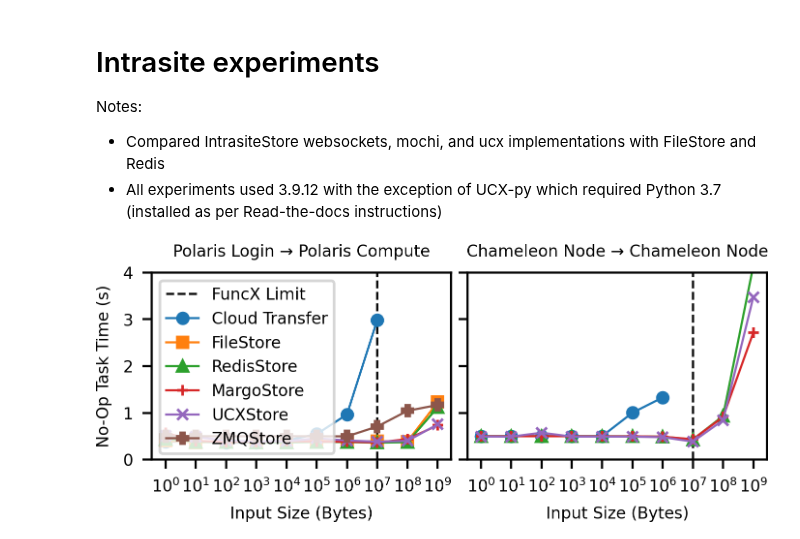
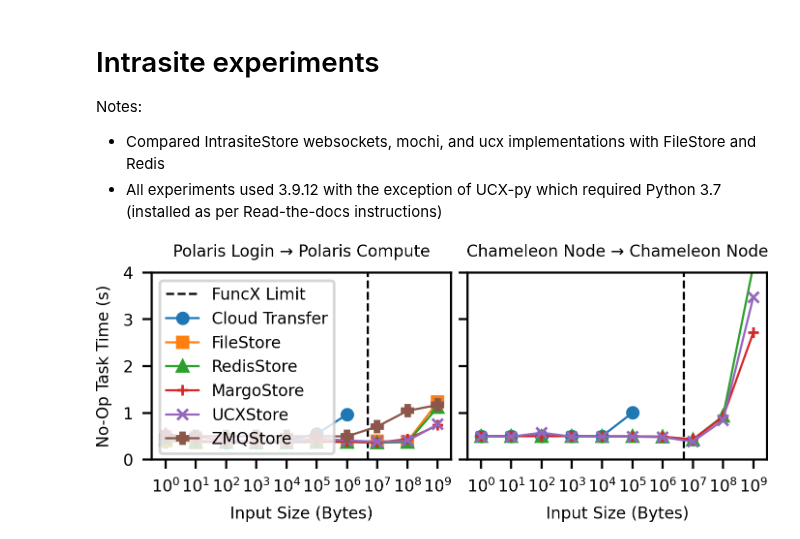
Before and after one commit to proxystore/sc23-evaluation, a Jupyter notebook: 1-proxystore-with-faas-rdma.ipynb, the cells around one changed output. Saved outputs shown, nothing was run; the diff lists cells and outputs as text; code cells hidden in the pictures.

```diff
--- a/1-proxystore-with-faas-rdma.ipynb
+++ b/1-proxystore-with-faas-rdma.ipynb
@@ -142,11 +142,13 @@ for data, ax in zip((extracted_polaris, extracted_chameleon), axs):
     ax.set_xscale('log')
     ax.set_xticks([10 ** x for x in range(0, 10)])
 
-    ax.axvline(1e7, color='black', linestyle='--', label='FuncX Limit')
+    ax.axvline(5e6, color='black', linestyle='--', label='FuncX Limit')
 
     for backend in i_backends:
         if backend in data:
             xy = [(x, y) for x, y in zip(data[backend]['sizes'], data[backend]['times']) if 0 < x < 1e10]
+            if backend == 'FuncX':
+                xy = xy[:-1]
             x, y  = zip(*xy)
             ax.plot(x, y, marker=markers_[backend], label=backend, color=colors[backend])
 
@@ -171,31 +173,31 @@ for data, ax in zip((extracted_polaris, extracted_chameleon), axs):
 #     xy=(0.95, 0.98),
 #     xycoords='axes fraction',
 #     xytext=(0.95, 0.7),
 #     textcoords='axes fraction',
 #     arrowprops=dict(facecolor='black', arrowstyle='->'),
 #     horizontalalignment='center',
 #     fontsize=6,
 # )
 
 axs[0].set_xlabel('Input Size (Bytes)')
 axs[1].set_xlabel('Input Size (Bytes)')
 axs[0].set_ylabel('No-Op Task Time (s)')
 axs[0].set_title('Polaris Login → Polaris Compute')
 axs[1].set_title('Chameleon Node → Chameleon Node')
 
 # Reorder legend
 axs[0].legend(legend_handles.values(), legend_handles.keys(), loc='upper left')
 
 # Restrict y axis range
 axs[0].set_ylim([0, 4])
 
 # Restrict y labels to integers
 axs[0].get_yaxis().set_major_locator(mticker.MaxNLocator(integer=True))
 
 # fig.tight_layout() #h_pad=1, w_pad=0)
 fig.tight_layout(h_pad=.5, w_pad=0.75)
 
 fig.set_size_inches(3.5, 1.15)
 plt.savefig('figures/funcx-roundtrip-task-times-intrasite.pdf', pad_inches=0.05)
 # %% [output]
-[figure, old version]
+[figure, new version]
```
Also changed, not shown: 3 other files.
